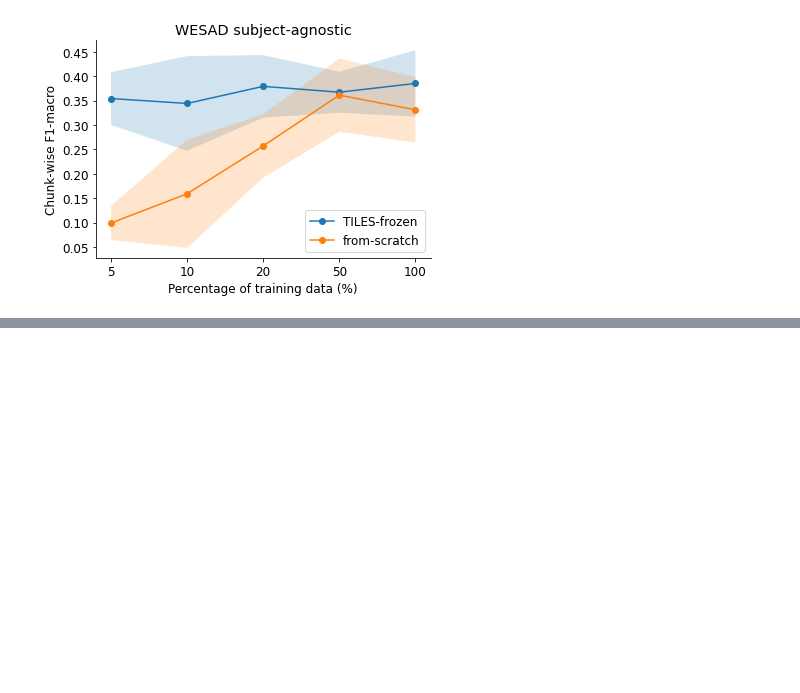
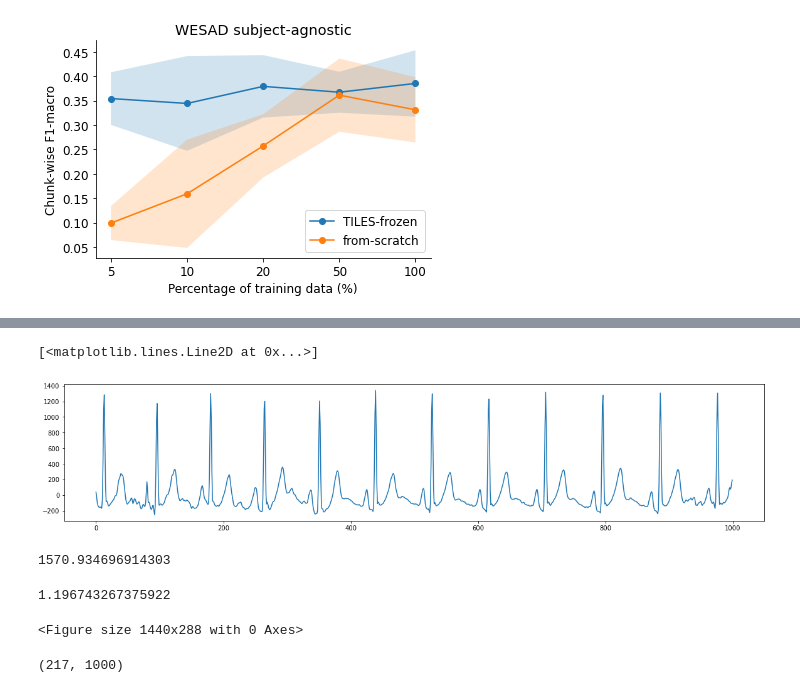
Before and after one commit to klean2050/tiles_ecg_model, a Jupyter notebook: examples.ipynb, the cells around one changed output, grey strips where cells are left out. Drawn from its saved outputs; the diff is of its cells as text; code cells hidden in the pictures; blank space fills up the shorter version.

Commit message:
MIRISE data experiments

```diff
--- a/examples.ipynb
+++ b/examples.ipynb
@@ -70,0 +160,6 @@ plot_results(file_list_1, file_list_2, metric='Chunk-wise F1-macro')
+# %%
+import numpy as np, pickle
+with open(f"data/mirise/001_ecg.pkl", "rb") as f:
+    ecg = pickle.load(f)
+with open(f"data/mirise/001_lab.pkl", "rb") as f:
+    lab = pickle.load(f)
@@ -70,0 +186,11 @@ plot_results(file_list_1, file_list_2, metric='Chunk-wise F1-macro')
+# %%
+import matplotlib.pyplot as plt
+plt.figure(figsize=(20, 4))
+plt.plot(ecg["sunny"][-1])
+# %% [output]
+[<matplotlib.lines.Line2D at 0x...>]
+[figure, added]
+# %%
+ecg["rainy"].max(axis=0).mean()
+# %% [output]
+1570.934696914303
@@ -70,0 +199,10 @@ plot_results(file_list_1, file_list_2, metric='Chunk-wise F1-macro')
+# %%
+plt.figure(figsize=(20, 4))
+a.max(axis=0).mean()
+# %% [output]
+1.196743267375922
+<Figure size 1440x288 with 0 Axes>
+# %%
+a.shape
+# %% [output]
+(217, 1000)
```
Also changed, not shown: parts of 4 cells of this notebook, 1 other file.
